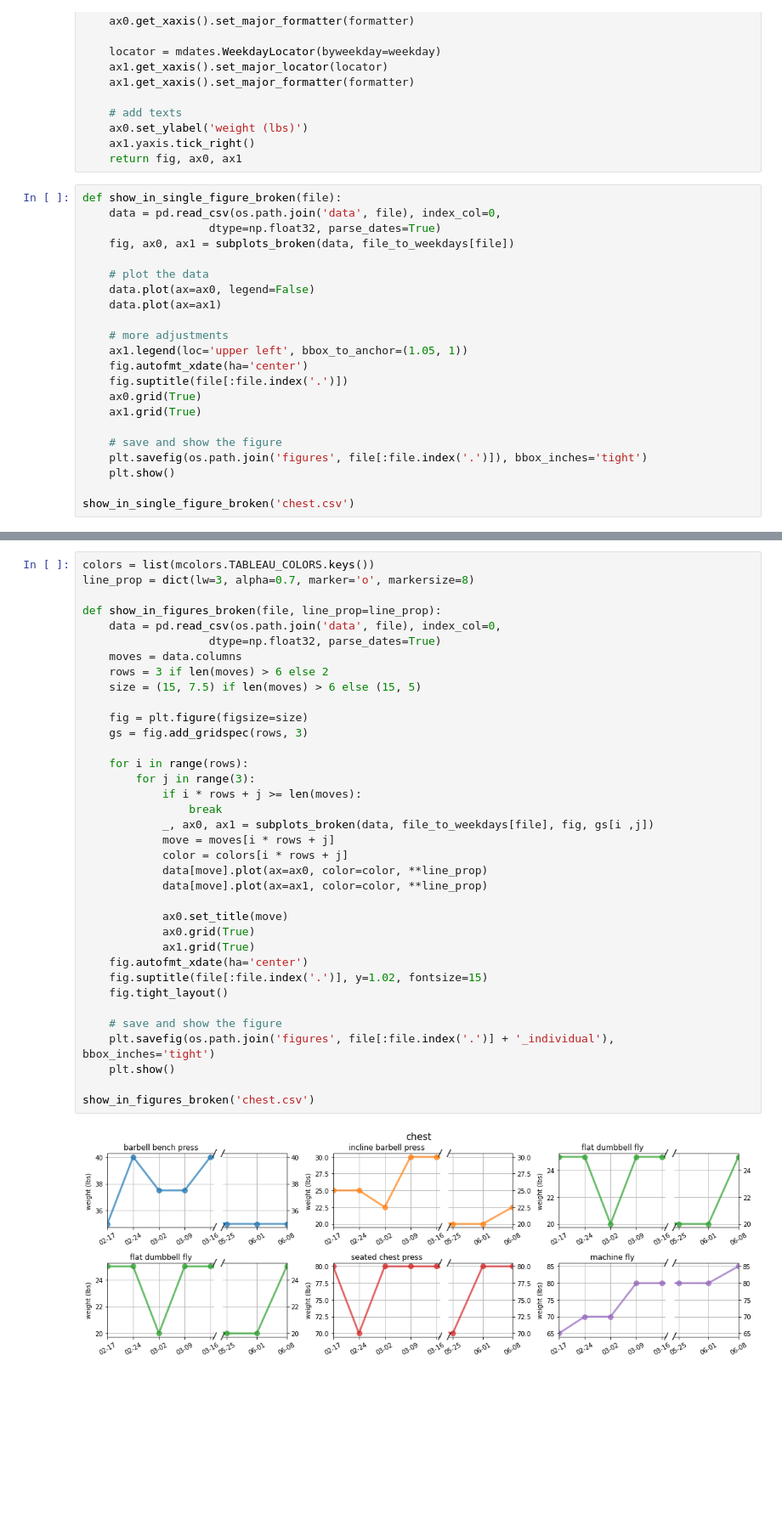
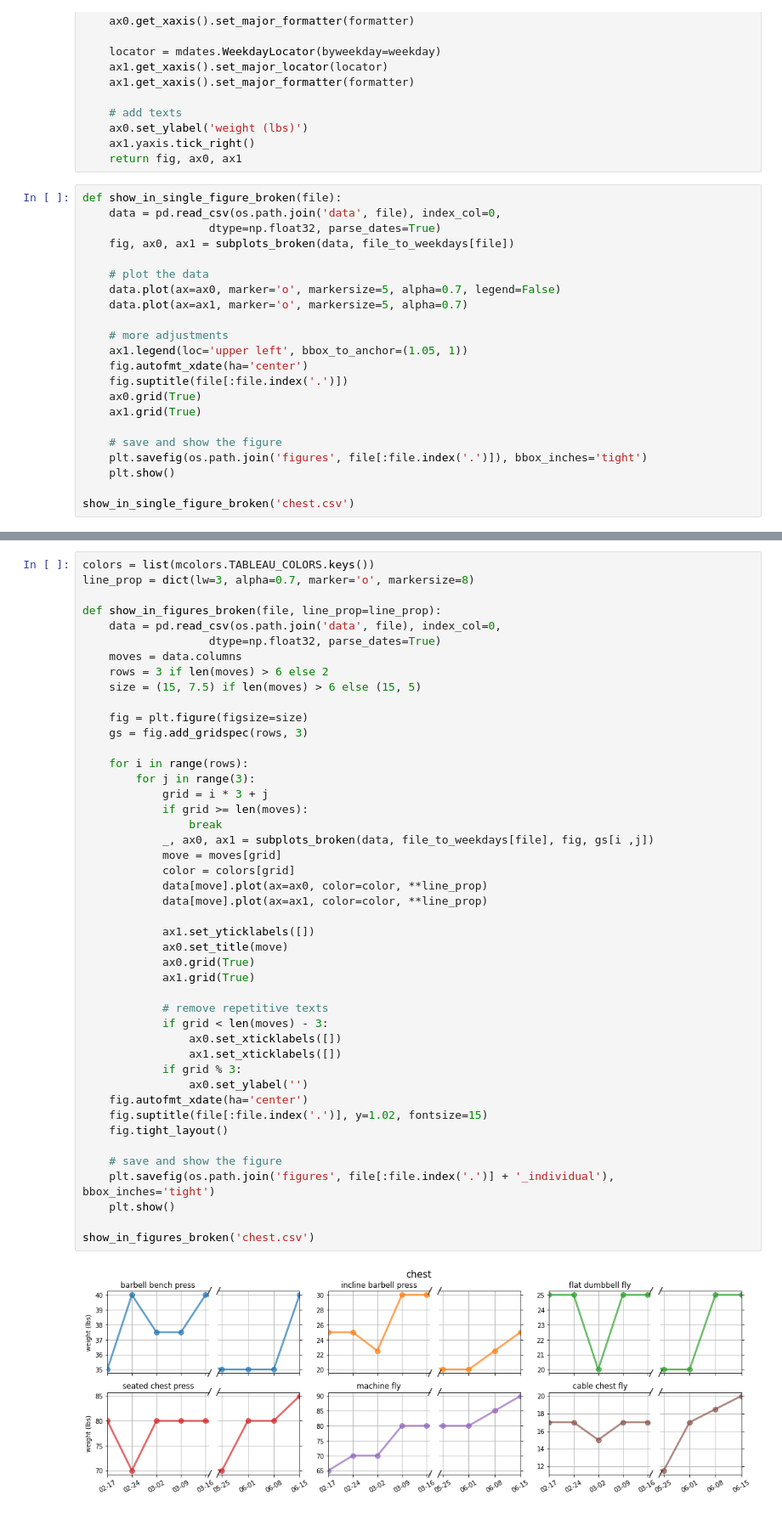
Before and after one commit to zhaoyi3264/goodbye-impotence, a Jupyter notebook: visualization.ipynb, the cells around one changed output, grey strips where cells are left out. Shown at 85% size. Saved outputs shown, nothing was run; the diff lists cells and outputs as text; blank space fills up the shorter version.

```diff
--- a/visualization.ipynb
+++ b/visualization.ipynb
@@ -93,8 +93,8 @@ def show_in_single_figure_broken(file):
     fig, ax0, ax1 = subplots_broken(data, file_to_weekdays[file])
 
     # plot the data
-    data.plot(ax=ax0, legend=False)
-    data.plot(ax=ax1)
+    data.plot(ax=ax0, marker='o', markersize=5, alpha=0.7, legend=False)
+    data.plot(ax=ax1, marker='o', markersize=5, alpha=0.7)
 
     # more adjustments
     ax1.legend(loc='upper left', bbox_to_anchor=(1.05, 1))
@@ -126,37 +126,46 @@ line_prop = dict(lw=3, alpha=0.7, marker='o', markersize=8)
 def show_in_figures_broken(file, line_prop=line_prop):
     data = pd.read_csv(os.path.join('data', file), index_col=0,
                    dtype=np.float32, parse_dates=True)
     moves = data.columns
     rows = 3 if len(moves) > 6 else 2
     size = (15, 7.5) if len(moves) > 6 else (15, 5)
 
     fig = plt.figure(figsize=size)
     gs = fig.add_gridspec(rows, 3)
 
     for i in range(rows):
         for j in range(3):
-            if i * rows + j >= len(moves):
+            grid = i * 3 + j
+            if grid >= len(moves):
                 break
             _, ax0, ax1 = subplots_broken(data, file_to_weekdays[file], fig, gs[i ,j])
-            move = moves[i * rows + j]
-            color = colors[i * rows + j]
+            move = moves[grid]
+            color = colors[grid]
             data[move].plot(ax=ax0, color=color, **line_prop)
             data[move].plot(ax=ax1, color=color, **line_prop)
 
+            ax1.set_yticklabels([])
             ax0.set_title(move)
             ax0.grid(True)
             ax1.grid(True)
+
+            # remove repetitive texts
+            if grid < len(moves) - 3:
+                ax0.set_xticklabels([])
+                ax1.set_xticklabels([])
+            if grid % 3:
+                ax0.set_ylabel('')
     fig.autofmt_xdate(ha='center')
     fig.suptitle(file[:file.index('.')], y=1.02, fontsize=15)
     fig.tight_layout()
 
     # save and show the figure
     plt.savefig(os.path.join('figures', file[:file.index('.')] + '_individual'), bbox_inches='tight')
     plt.show()
 
 show_in_figures_broken('chest.csv')
 # %% [output]
-[figure, old version]
+[figure, new version]
 # %%
 for file in files:
     show_in_figures_broken(file)
```
Also changed, not shown: parts of 4 cells of this notebook, 16 other files.
